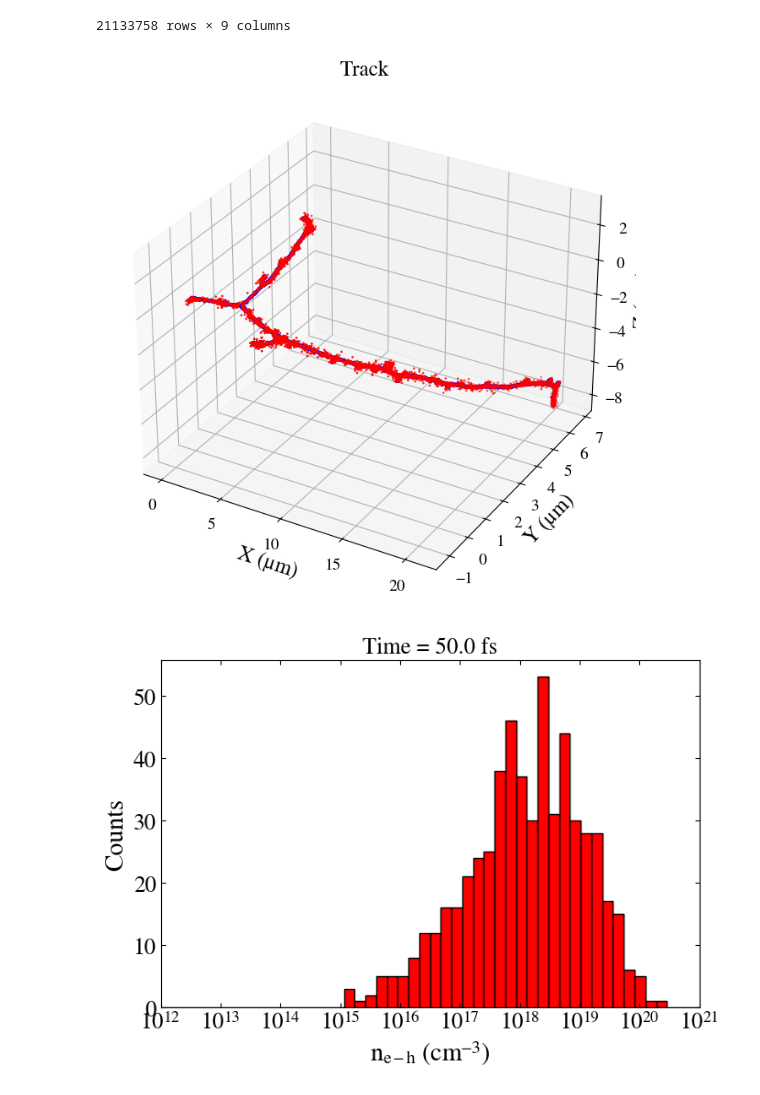
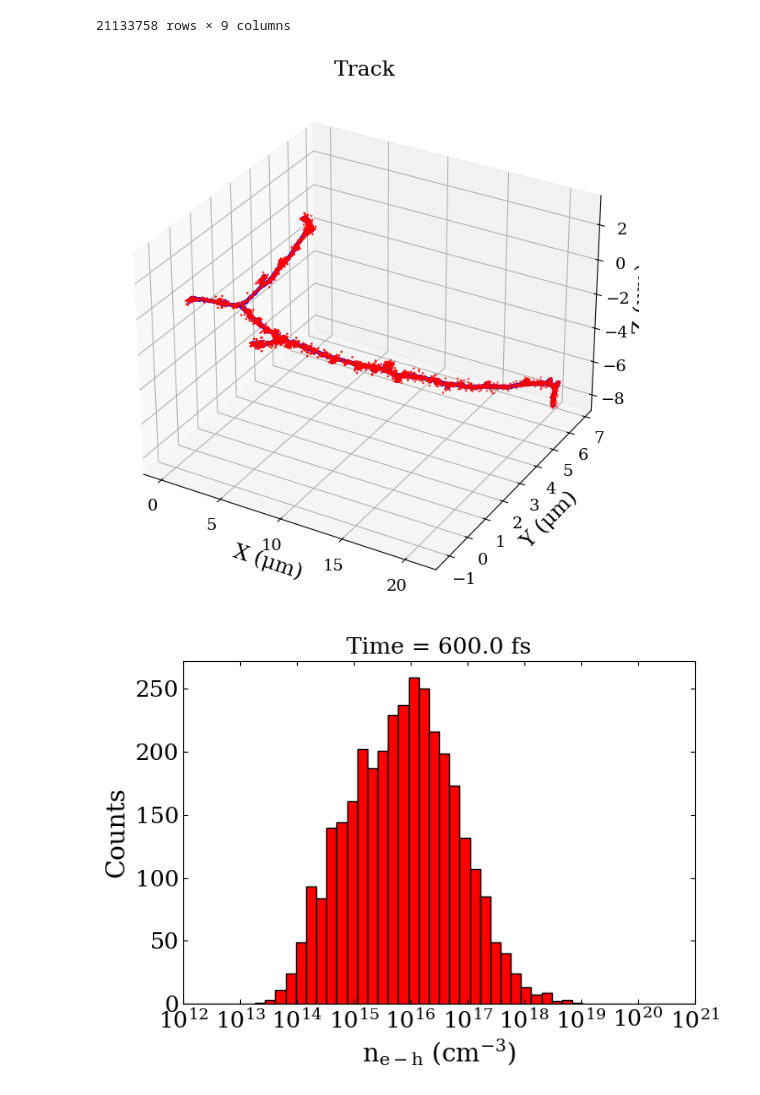
Before and after one commit to YauheniTalochkaN/CMAP_LYSO_Example, a Jupyter notebook: scripts/track_data_processing.ipynb, the cells around one changed output. Cells and saved outputs as stored; diff of their text form; code cells hidden in the pictures.

```diff
--- a/scripts/track_data_processing.ipynb
+++ b/scripts/track_data_processing.ipynb
@@ -26,6 +26,8 @@ data
 k = 3
 result = []
 time = []
+numelectrons = []
+numholes = []
 
 time_data = np.sort(data[data['particle'] == 1]['time'].unique())
 
@@ -36,6 +38,9 @@ for i in range(0, len(time_data), 10):
 
     holes = subset[subset['particle'] == 0][['xx', 'yy', 'zz']].to_numpy()
     electrons = subset[subset['particle'] == 1][['xx', 'yy', 'zz']].to_numpy()
+
+    numelectrons.append(len(electrons))
+    numholes.append(len(holes))
 
     if len(holes) > 0 and len(electrons) > 0:
         tree = cKDTree(holes)
@@ -83,10 +100,10 @@ ey = [p[1] * 1e-3 for p in er]
 ez = [p[2] * 1e-3 for p in er]
 
 with plt.rc_context({
-    'font.family': 'Nimbus Roman',
+    'font.family': 'serif',
     'mathtext.fontset': 'custom',
-    'mathtext.rm': 'Nimbus Roman',
-    'mathtext.it': 'Nimbus Roman:italic',
+    'mathtext.rm': 'serif',
+    'mathtext.it': 'serif:italic',
 }):
     fig = plt.figure(figsize=(10, 8))
     ax = fig.add_subplot(111, projection='3d')
@@ -101,36 +118,36 @@ with plt.rc_context({
                     labelsize=14)
     plt.show()
 # %% [output]
-[figure, old version]
+[figure, new version]
 # %%
-i = 5
+i = 60
 
 bins_log = np.logspace(12, 21, 51)
 with plt.rc_context({
-    'font.family': 'Nimbus Roman',
+    'font.family': 'serif',
     'mathtext.fontset': 'custom',
-    'mathtext.rm': 'Nimbus Roman',
-    'mathtext.it': 'Nimbus Roman:italic',
+    'mathtext.rm': 'serif',
+    'mathtext.it': 'serif:italic',
 }):
     plt.figure(figsize=(7, 5))
     plt.hist(result[i], bins=bins_log, edgecolor='black', alpha=1, color="red")
     plt.xlabel(r'$\mathrm{n}_{\mathrm{e-h}}$ ($\mathrm{cm}^{\mathrm{-3}}$)', fontsize=20)
     plt.ylabel('Counts', fontsize=20)
     plt.title(f'Time = {time[i]} fs', fontsize=18)
     plt.tick_params(axis='both',
                     which='major',
                     labelsize=18,
                     top=True,
                     bottom=True,
                     left=True,
                     right=True,
                     direction='in')
     plt.xscale('log')
     #plt.yscale('log')
     plt.xlim([1e12, 1e21])
     plt.xticks([1e12, 1e13, 1e14, 1e15, 1e16, 1e17, 1e18, 1e19, 1e20, 1e21])
     plt.tight_layout()
     plt.show()
 # %% [output]
-[figure, old version]
+[figure, new version]
 # %%
```
Also changed, not shown: parts of 7 cells of this notebook.
